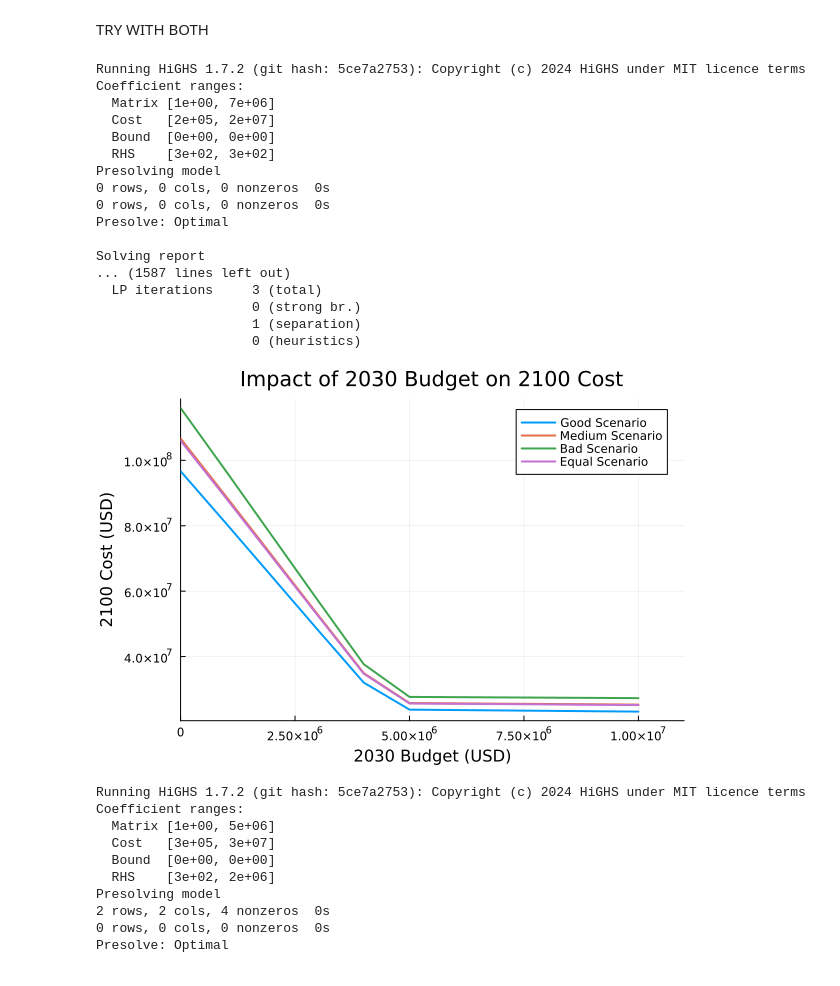
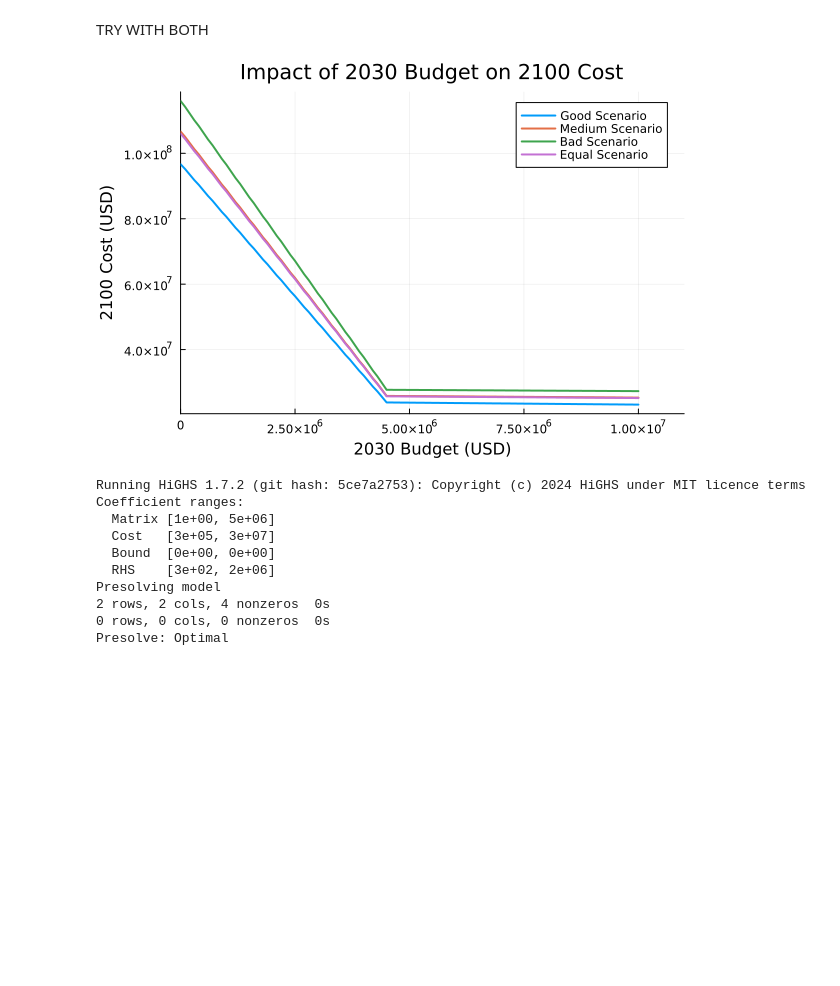
Before and after one commit to TismarkBoham/SLR-LP-4750, a Jupyter notebook: SLR-LP.ipynb, the cells around one changed output. Drawn from its saved outputs; the diff is of its cells as text; code cells hidden in the pictures; blank space fills up the shorter version.

```diff
--- a/SLR-LP.ipynb
+++ b/SLR-LP.ipynb
@@ -423,7 +423,7 @@ i4 = 1.59
 #@@@@@@@@@@@@@@@@@@@@@
 
 # Define budgets and SLR scenarios
-budgets = 0:1e6:10e6  # 2030 budgets from 0 to 10 million in 1 million steps
+budgets = 0:1e5:10e6  # 2030 budgets from 0 to 10 million in 1 million steps
 inputSLRs = [i1, i2, i3, i4]  # SLR scenarios to evaluate
 results = Dict()  # To store results for each SLR scenario
 
@@ -471,52 +471,35 @@ for inputSLR in inputSLRs
 
     # Store the results for this SLR scenario
     results[inputSLR] = costs_2100
 end
 
 # Plot the results
 plot(
     budgets, results[i1],
     label = "Good Scenario",
     xlabel = "2030 Budget (USD)",
     ylabel = "2100 Cost (USD)",
     title = "Impact of 2030 Budget on 2100 Cost",
     lw = 2,
-    xlims = (0, 1.1*10^7)
+    xlims = (0,1.1*10^7)
 )
 plot!(
     budgets, results[i2],
     label = "Medium Scenario",
     lw = 2
 )
 plot!(
     budgets, results[i3],
     label = "Bad Scenario",
     lw = 2
 )
 plot!(
     budgets, results[i4],
     label = "Equal Scenario",
     lw = 2
 )
 # %% [output]
-Running HiGHS 1.7.2 (git hash: 5ce7a2753): Copyright (c) 2024 HiGHS under MIT licence terms
-Coefficient ranges:
-  Matrix [1e+00, 7e+06]
-  Cost   [2e+05, 2e+07]
-  Bound  [0e+00, 0e+00]
-  RHS    [3e+02, 3e+02]
-Presolving model
-0 rows, 0 cols, 0 nonzeros  0s
-0 rows, 0 cols, 0 nonzeros  0s
-Presolve: Optimal
-
-Solving report
-... (1587 lines left out)
-  LP iterations     3 (total)
-                    0 (strong br.)
-                    1 (separation)
-                    0 (heuristics)
-[figure, old version]
+[figure, new version]
 # %%
 using HiGHS
 using Plots
```
